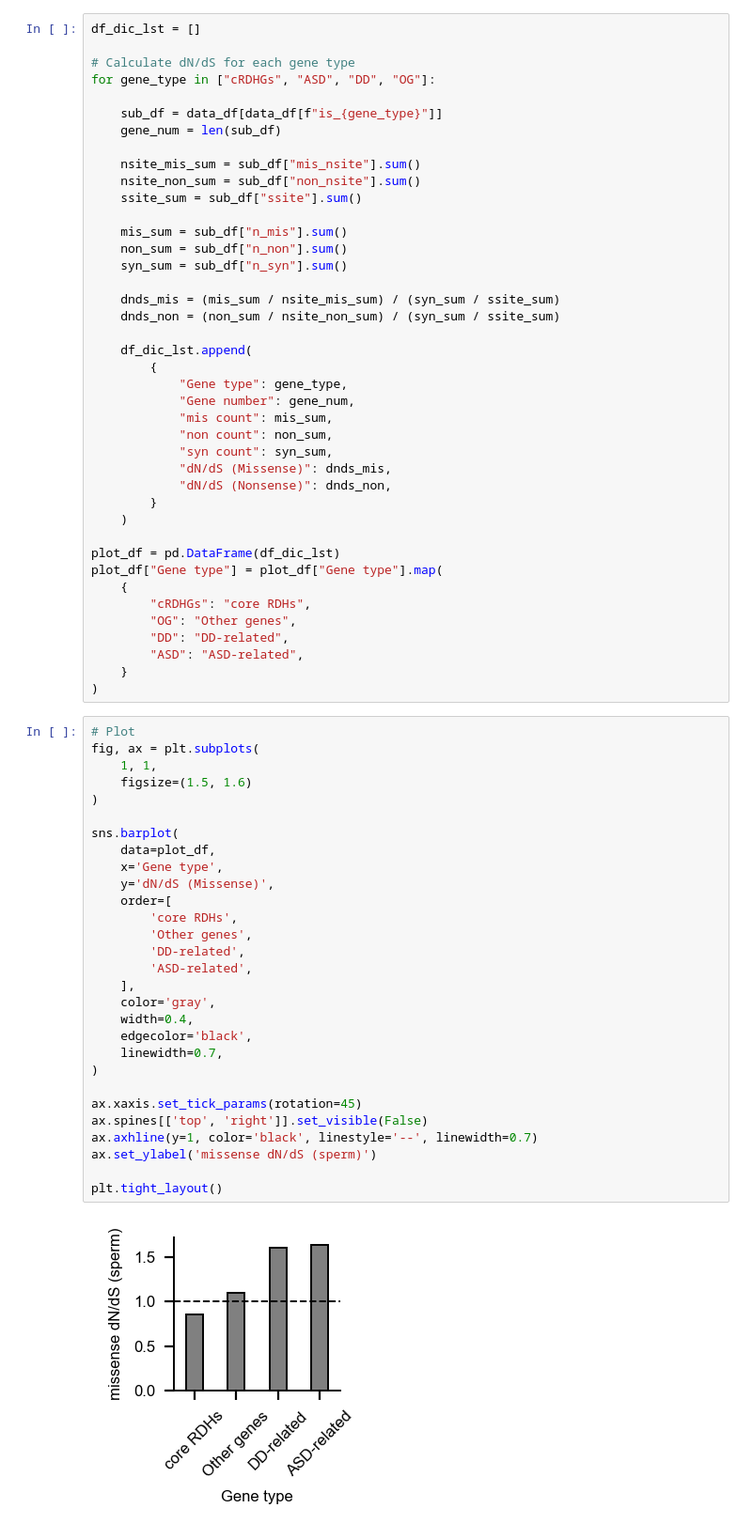
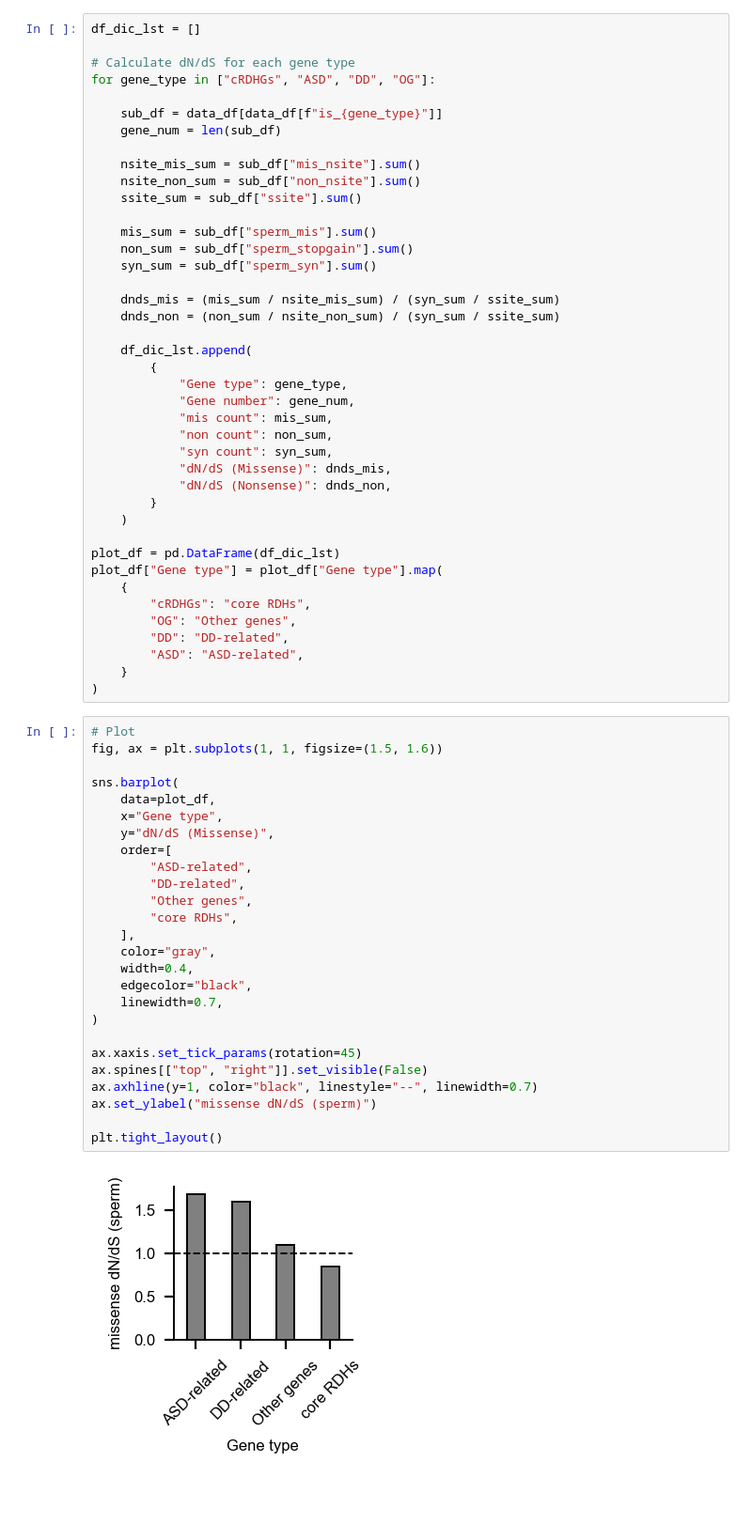
Before and after one commit to JuseTiZ/RDH_mutation_analysis, a Jupyter notebook: figures/Fig6/fig6_b.ipynb, the cells around one changed output. Shown at 94% size. Cells and saved outputs as stored; diff of their text form; blank space fills up the shorter version.

```diff
--- a/figures/Fig6/fig6_b.ipynb
+++ b/figures/Fig6/fig6_b.ipynb
@@ -55,9 +62,9 @@ for gene_type in ["cRDHGs", "ASD", "DD", "OG"]:
     nsite_non_sum = sub_df["non_nsite"].sum()
     ssite_sum = sub_df["ssite"].sum()
 
-    mis_sum = sub_df["n_mis"].sum()
-    non_sum = sub_df["n_non"].sum()
-    syn_sum = sub_df["n_syn"].sum()
+    mis_sum = sub_df["sperm_mis"].sum()
+    non_sum = sub_df["sperm_stopgain"].sum()
+    syn_sum = sub_df["sperm_syn"].sum()
 
     dnds_mis = (mis_sum / nsite_mis_sum) / (syn_sum / ssite_sum)
     dnds_non = (non_sum / nsite_non_sum) / (syn_sum / ssite_sum)
@@ -85,32 +92,29 @@ plot_df["Gene type"] = plot_df["Gene type"].map(
 )
 # %%
 # Plot
-fig, ax = plt.subplots(
-    1, 1,
-    figsize=(1.5, 1.6)
-)
+fig, ax = plt.subplots(1, 1, figsize=(1.5, 1.6))
 
 sns.barplot(
     data=plot_df,
-    x='Gene type',
-    y='dN/dS (Missense)',
+    x="Gene type",
+    y="dN/dS (Missense)",
     order=[
-        'core RDHs',
-        'Other genes',
-        'DD-related',
-        'ASD-related',
+        "ASD-related",
+        "DD-related",
+        "Other genes",
+        "core RDHs",
     ],
-    color='gray',
+    color="gray",
     width=0.4,
-    edgecolor='black',
+    edgecolor="black",
     linewidth=0.7,
 )
 
 ax.xaxis.set_tick_params(rotation=45)
-ax.spines[['top', 'right']].set_visible(False)
-ax.axhline(y=1, color='black', linestyle='--', linewidth=0.7)
-ax.set_ylabel('missense dN/dS (sperm)')
+ax.spines[["top", "right"]].set_visible(False)
+ax.axhline(y=1, color="black", linestyle="--", linewidth=0.7)
+ax.set_ylabel("missense dN/dS (sperm)")
 
 plt.tight_layout()
 # %% [output]
-[figure, old version]
+[figure, new version]
```
Also changed, not shown: parts of 8 cells of this notebook, 40 other files.
